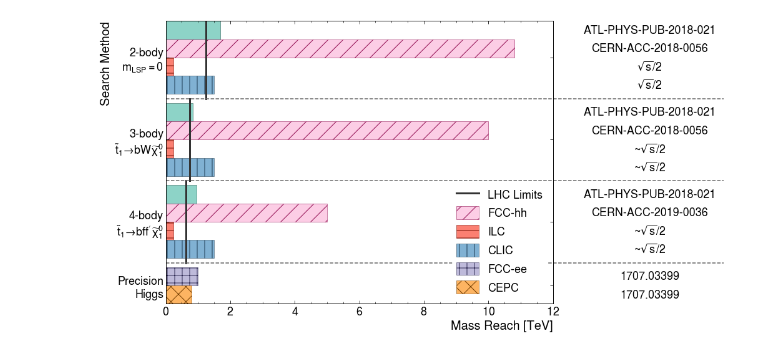
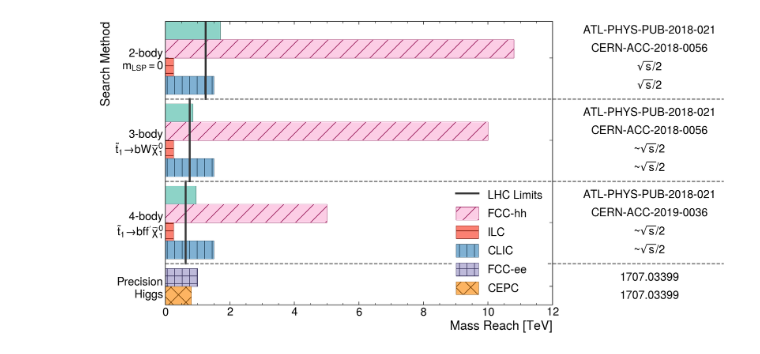
Before and after one commit to riley-x/snowmass-ef08-plots, a Jupyter notebook: plot.ipynb, the cells around one changed output. Drawn from its saved outputs; the diff is of its cells as text; code cells hidden in the pictures.

```diff
--- a/plot.ipynb
+++ b/plot.ipynb
@@ -79,9 +79,10 @@ styles = {
 ################################################################
 
 fig, ax = plt.subplots()
+fig.set_dpi(144)
 
-bar_height = 1
-group_pad = 0.5
+bar_height = 1 # height of a bar in data coordinates (keep this at 1)
+group_pad = 0.5 # space between groups in data coordinates
 
 # y-groups (search method)
 labels = [] # string labels for each group
@@ -140,31 +141,31 @@ ax.invert_yaxis()
 atlas_mpl_style.set_xlabel("Mass Reach [TeV]")
 atlas_mpl_style.set_ylabel("Search Method")
 
 # Plot current limits
 for x,y0,y1 in curr_lims:
     lim_line = ax.plot([x, x], [y0, y1], linestyle='-', linewidth=3, color='#333333')
 
 # Plot references and get x extent
 x0,x1 = ax.get_xlim()
 max_text_x = 0 # in axes coordinates
 for y,ref in zip(ys, references):
     t = ax.text(x1 + 3, y + bar_height/2, ref, va='center', ha='center')
     bb = t.get_window_extent(renderer=fig.canvas.get_renderer()).transformed(ax.transAxes.inverted())
     max_text_x = max(max_text_x, bb.x1)
     # https://stackoverflow.com/questions/24581194/matplotlib-text-bounding-box-dimensions
 
 # Plot dividers
 data_to_fig = ax.transAxes.inverted()
 for y in dividers:
     ax.axhline(y, xmax=max_text_x + 0.02, linestyle='--', color='#666666', clip_on=False)
 
 # Plot legend
 legend_patches = [lim_line[0]]
 legend_labels = ['LHC Limits']
 for collider,_ in styles.items():
     if index := legend_indexes.get(collider):
         legend_patches.append(bars.patches[index])
         legend_labels.append(collider)
 legend = ax.legend(legend_patches, legend_labels, framealpha=1, edgecolor='white', handleheight=1.4)
 # %% [output]
-[figure, old version]
+[figure, new version]
```
